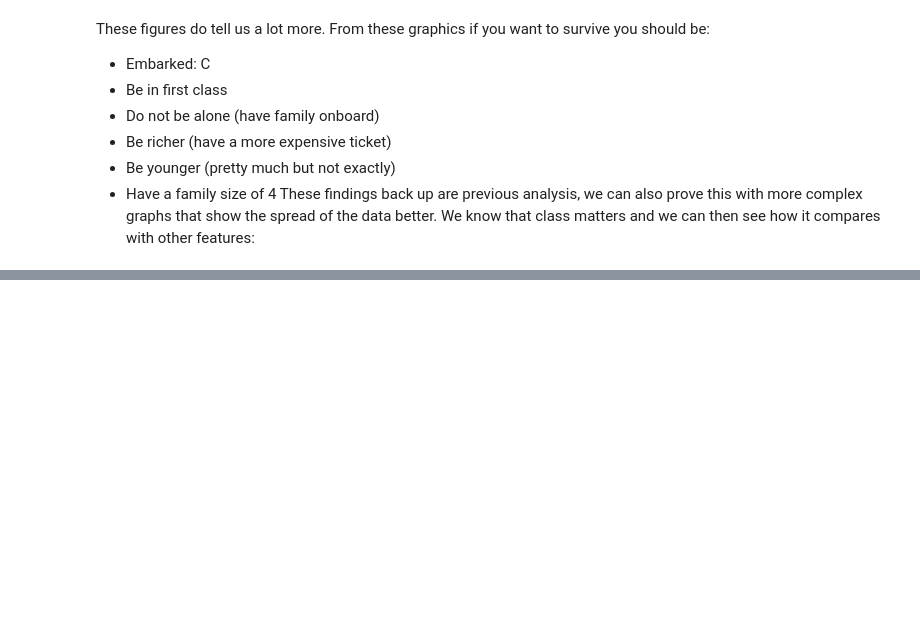
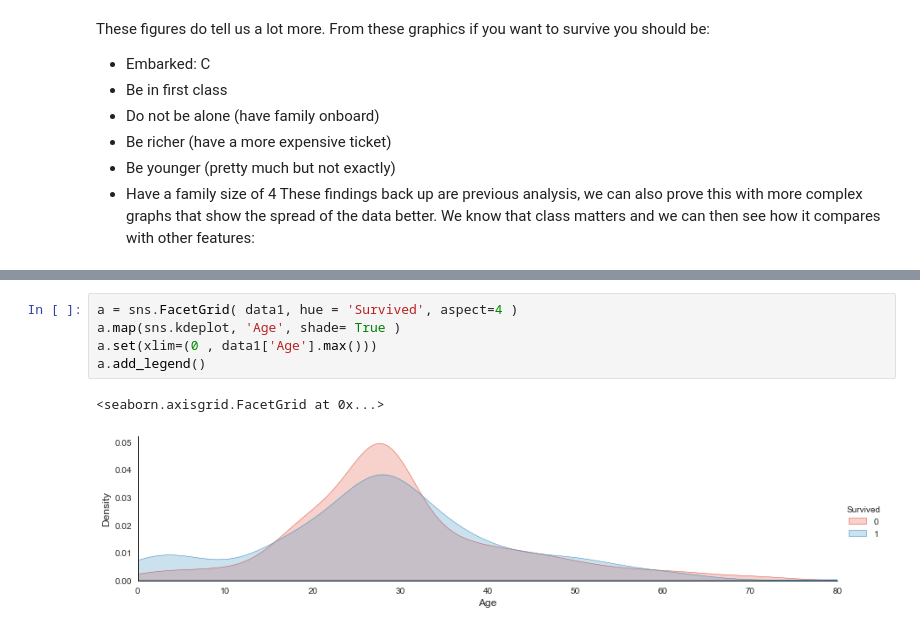
Before and after one commit to wjsavage/kaggle_titanic, a Jupyter notebook: titanic.ipynb, the cells around one changed output, grey strips where cells are left out. Cells and saved outputs as stored; diff of their text form; blank space fills up the shorter version.

```diff
--- a/titanic.ipynb
+++ b/titanic.ipynb
@@ -481,0 +522,8 @@ Text(0.5, 1.0, 'Pclass vs Family Size Survival Comparison')
+# %%
+a = sns.FacetGrid( data1, hue = 'Survived', aspect=4 )
+a.map(sns.kdeplot, 'Age', shade= True )
+a.set(xlim=(0 , data1['Age'].max()))
+a.add_legend()
+# %% [output]
+<seaborn.axisgrid.FacetGrid at 0x...>
+[figure, added]
```
Also changed, not shown: parts of 9 cells of this notebook.
